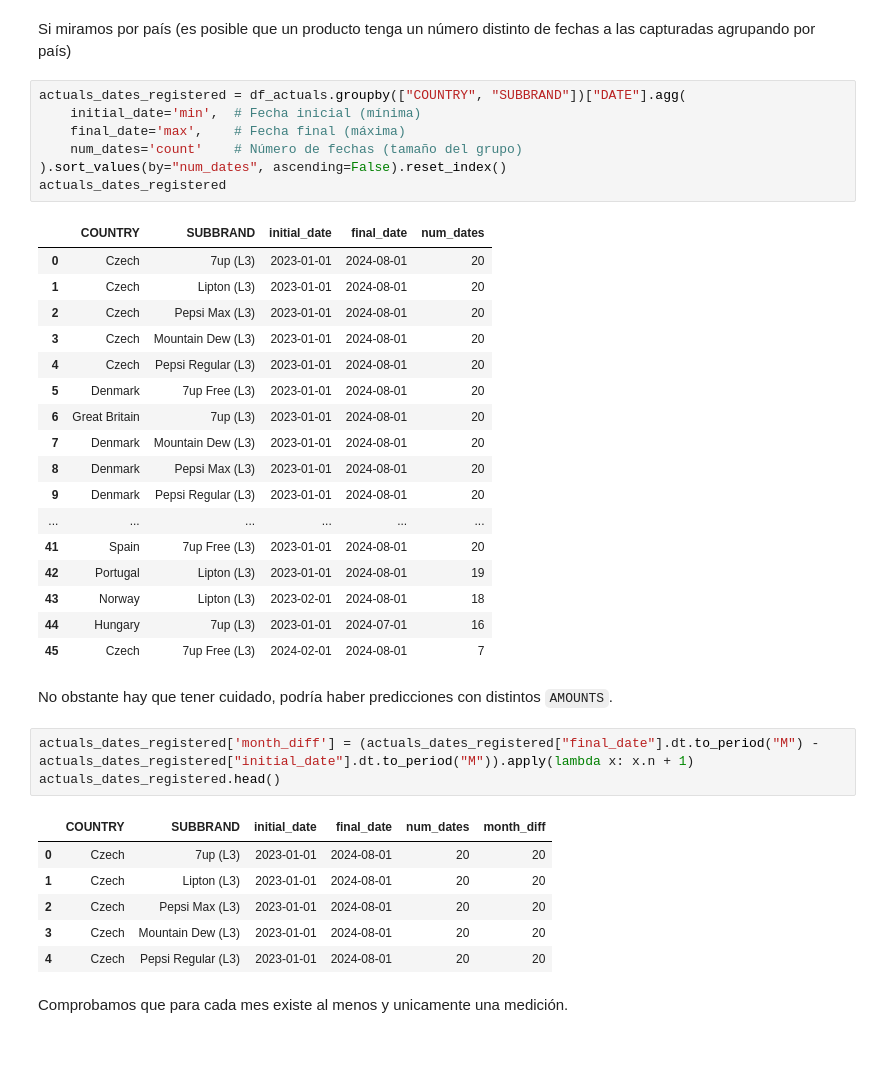
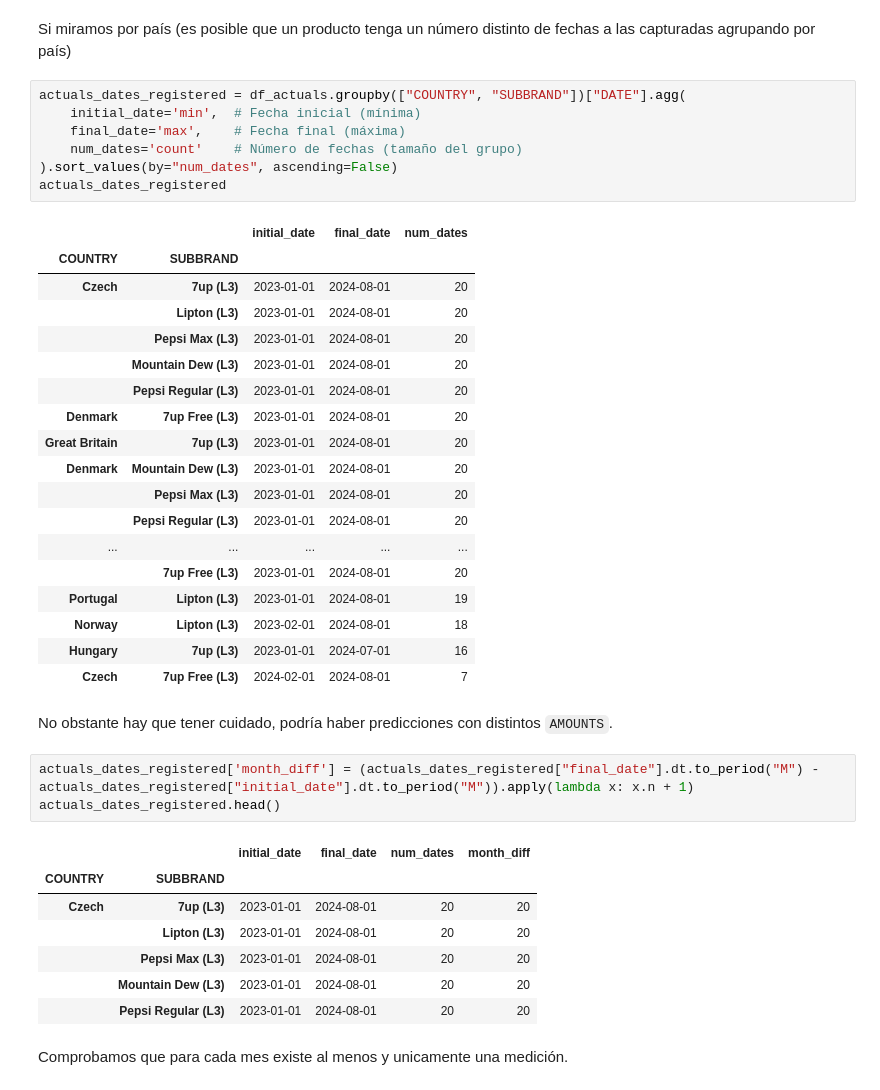
Before and after one commit to Alf-caput/data-visualization, a Jupyter notebook: ejercicios-clase/ejercicio3.ipynb, the cells around one changed output. Drawn from its saved outputs; the diff is of its cells as text; blank space fills up the shorter version.

Commit message:
Groupby indexing

```diff
--- a/ejercicios-clase/ejercicio3.ipynb
+++ b/ejercicios-clase/ejercicio3.ipynb
@@ -237,40 +237,42 @@ Si miramos por país (es posible que un producto tenga un número distinto de fe
 # %%
 actuals_dates_registered = df_actuals.groupby(["COUNTRY", "SUBBRAND"])["DATE"].agg(
     initial_date='min',  # Fecha inicial (mínima)
     final_date='max',    # Fecha final (máxima)
     num_dates='count'    # Número de fechas (tamaño del grupo)
-).sort_values(by="num_dates", ascending=False).reset_index()
+).sort_values(by="num_dates", ascending=False)
 actuals_dates_registered
 # %% [output]
-|  | COUNTRY | SUBBRAND | initial_date | final_date | num_dates |
-| 0 | Czech | 7up (L3) | 2023-01-01 | 2024-08-01 | 20 |
-| 1 | Czech | Lipton (L3) | 2023-01-01 | 2024-08-01 | 20 |
-| 2 | Czech | Pepsi Max (L3) | 2023-01-01 | 2024-08-01 | 20 |
-| 3 | Czech | Mountain Dew (L3) | 2023-01-01 | 2024-08-01 | 20 |
-| 4 | Czech | Pepsi Regular (L3) | 2023-01-01 | 2024-08-01 | 20 |
-| 5 | Denmark | 7up Free (L3) | 2023-01-01 | 2024-08-01 | 20 |
-| 6 | Great Britain | 7up (L3) | 2023-01-01 | 2024-08-01 | 20 |
-| 7 | Denmark | Mountain Dew (L3) | 2023-01-01 | 2024-08-01 | 20 |
-| 8 | Denmark | Pepsi Max (L3) | 2023-01-01 | 2024-08-01 | 20 |
-| 9 | Denmark | Pepsi Regular (L3) | 2023-01-01 | 2024-08-01 | 20 |
-| ... | ... | ... | ... | ... | ... |
-| 41 | Spain | 7up Free (L3) | 2023-01-01 | 2024-08-01 | 20 |
-| 42 | Portugal | Lipton (L3) | 2023-01-01 | 2024-08-01 | 19 |
-| 43 | Norway | Lipton (L3) | 2023-02-01 | 2024-08-01 | 18 |
-| 44 | Hungary | 7up (L3) | 2023-01-01 | 2024-07-01 | 16 |
-| 45 | Czech | 7up Free (L3) | 2024-02-01 | 2024-08-01 | 7 |
+|  |  | initial_date | final_date | num_dates |
+| COUNTRY | SUBBRAND |  |  |  |
+| Czech | 7up (L3) | 2023-01-01 | 2024-08-01 | 20 |
+|  | Lipton (L3) | 2023-01-01 | 2024-08-01 | 20 |
+|  | Pepsi Max (L3) | 2023-01-01 | 2024-08-01 | 20 |
+|  | Mountain Dew (L3) | 2023-01-01 | 2024-08-01 | 20 |
+|  | Pepsi Regular (L3) | 2023-01-01 | 2024-08-01 | 20 |
+| Denmark | 7up Free (L3) | 2023-01-01 | 2024-08-01 | 20 |
+| Great Britain | 7up (L3) | 2023-01-01 | 2024-08-01 | 20 |
+| Denmark | Mountain Dew (L3) | 2023-01-01 | 2024-08-01 | 20 |
+|  | Pepsi Max (L3) | 2023-01-01 | 2024-08-01 | 20 |
+|  | Pepsi Regular (L3) | 2023-01-01 | 2024-08-01 | 20 |
+| ... | ... | ... | ... | ... |
+|  | 7up Free (L3) | 2023-01-01 | 2024-08-01 | 20 |
+| Portugal | Lipton (L3) | 2023-01-01 | 2024-08-01 | 19 |
+| Norway | Lipton (L3) | 2023-02-01 | 2024-08-01 | 18 |
+| Hungary | 7up (L3) | 2023-01-01 | 2024-07-01 | 16 |
+| Czech | 7up Free (L3) | 2024-02-01 | 2024-08-01 | 7 |
 # %% [markdown]
 No obstante hay que tener cuidado, podría haber predicciones con distintos `AMOUNTS`.
 # %%
 actuals_dates_registered['month_diff'] = (actuals_dates_registered["final_date"].dt.to_period("M") - actuals_dates_registered["initial_date"].dt.to_period("M")).apply(lambda x: x.n + 1)
 actuals_dates_registered.head()
 # %% [output]
-|  | COUNTRY | SUBBRAND | initial_date | final_date | num_dates | month_diff |
-| 0 | Czech | 7up (L3) | 2023-01-01 | 2024-08-01 | 20 | 20 |
-| 1 | Czech | Lipton (L3) | 2023-01-01 | 2024-08-01 | 20 | 20 |
-| 2 | Czech | Pepsi Max (L3) | 2023-01-01 | 2024-08-01 | 20 | 20 |
-| 3 | Czech | Mountain Dew (L3) | 2023-01-01 | 2024-08-01 | 20 | 20 |
-| 4 | Czech | Pepsi Regular (L3) | 2023-01-01 | 2024-08-01 | 20 | 20 |
+|  |  | initial_date | final_date | num_dates | month_diff |
+| COUNTRY | SUBBRAND |  |  |  |  |
+| Czech | 7up (L3) | 2023-01-01 | 2024-08-01 | 20 | 20 |
+|  | Lipton (L3) | 2023-01-01 | 2024-08-01 | 20 | 20 |
+|  | Pepsi Max (L3) | 2023-01-01 | 2024-08-01 | 20 | 20 |
+|  | Mountain Dew (L3) | 2023-01-01 | 2024-08-01 | 20 | 20 |
+|  | Pepsi Regular (L3) | 2023-01-01 | 2024-08-01 | 20 | 20 |
 # %% [markdown]
 Comprobamos que para cada mes existe al menos y unicamente una medición.
 # %%
```
Also changed, not shown: parts of 18 cells of this notebook.
